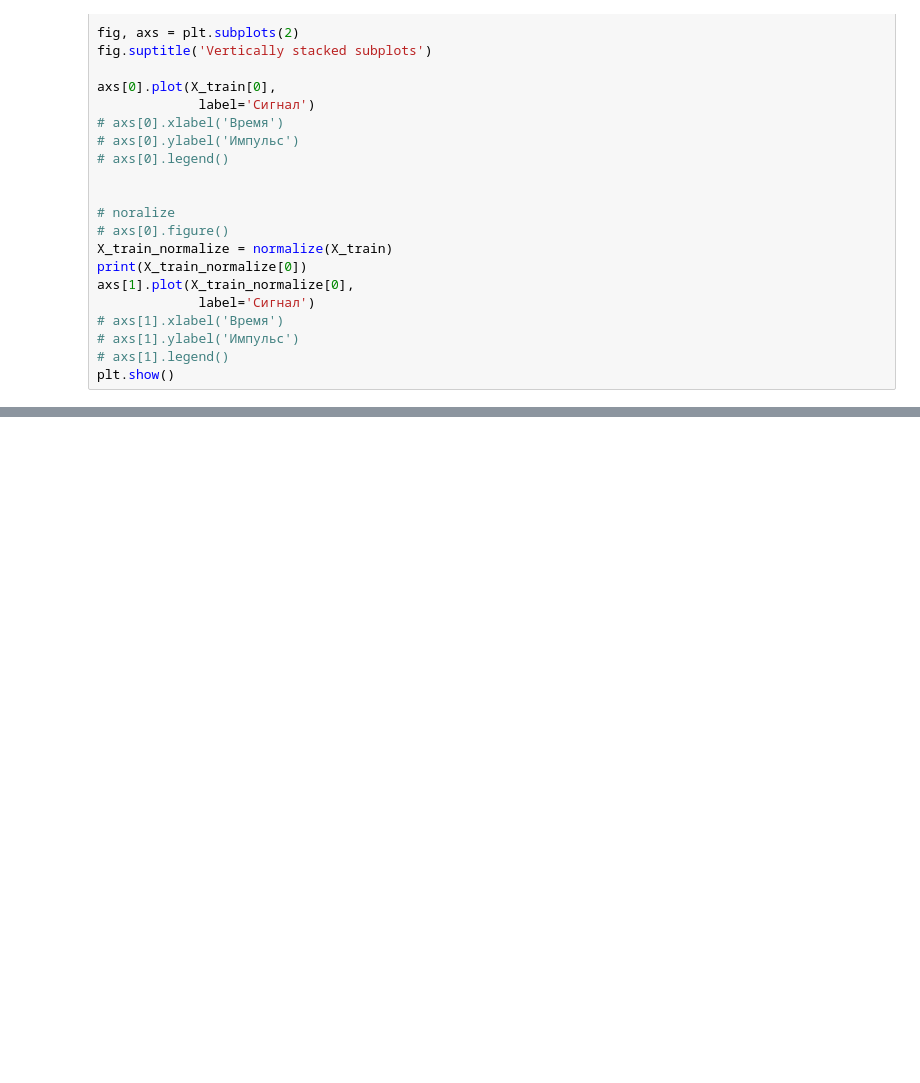
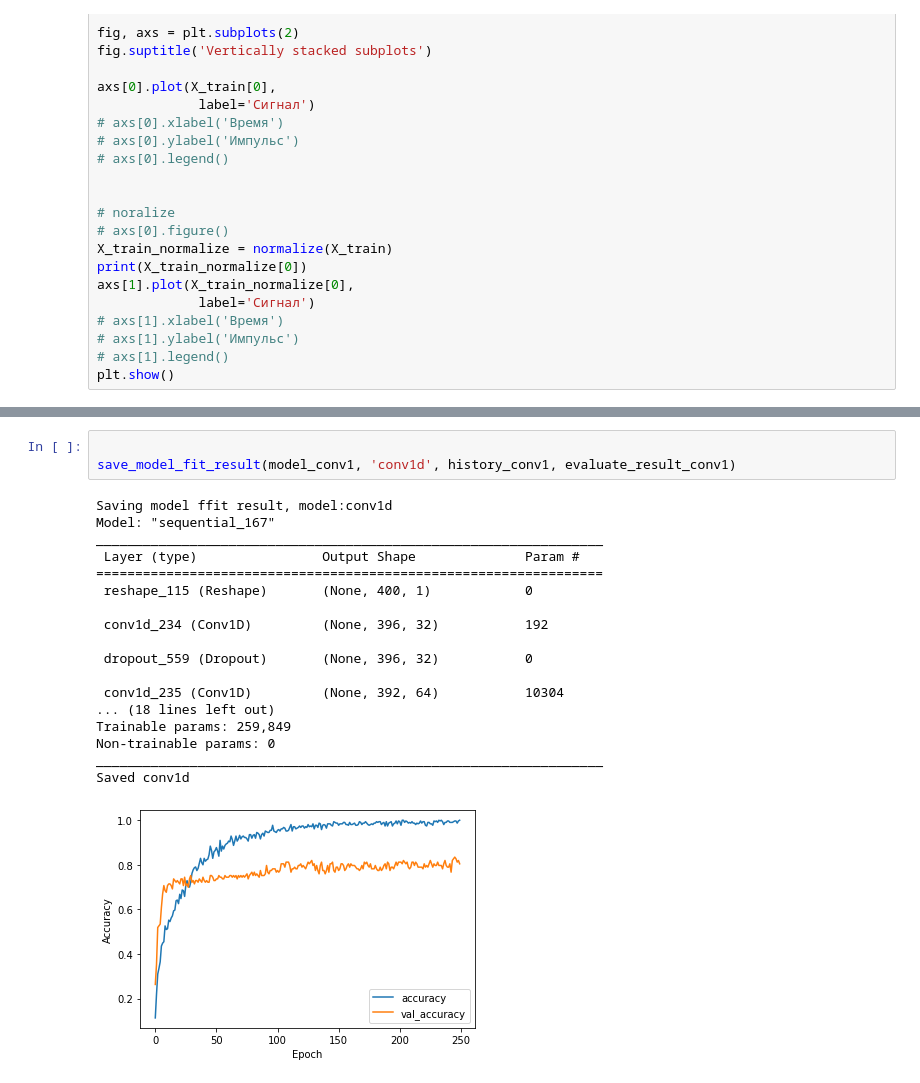
Before and after one commit to vasilevIT/emg-interface, a Jupyter notebook: rnn_emg_example.ipynb, the cells around one changed output, grey strips where cells are left out. Drawn from its saved outputs; the diff is of its cells as text; blank space fills up the shorter version.

```diff
--- a/rnn_emg_example.ipynb
+++ b/rnn_emg_example.ipynb
@@ -1257,0 +1523,22 @@ plt.show()
+# %%
+
+save_model_fit_result(model_conv1, 'conv1d', history_conv1, evaluate_result_conv1)
+# %% [output]
+Saving model ffit result, model:conv1d
+Model: "sequential_167"
+_________________________________________________________________
+ Layer (type)                Output Shape              Param #
+=================================================================
+ reshape_115 (Reshape)       (None, 400, 1)            0
+
+ conv1d_234 (Conv1D)         (None, 396, 32)           192
+
+ dropout_559 (Dropout)       (None, 396, 32)           0
+
+ conv1d_235 (Conv1D)         (None, 392, 64)           10304
+... (18 lines left out)
+Trainable params: 259,849
+Non-trainable params: 0
+_________________________________________________________________
+Saved conv1d
+[figure, added]
```
Also changed, not shown: parts of 5 cells of this notebook, 8 other files.
